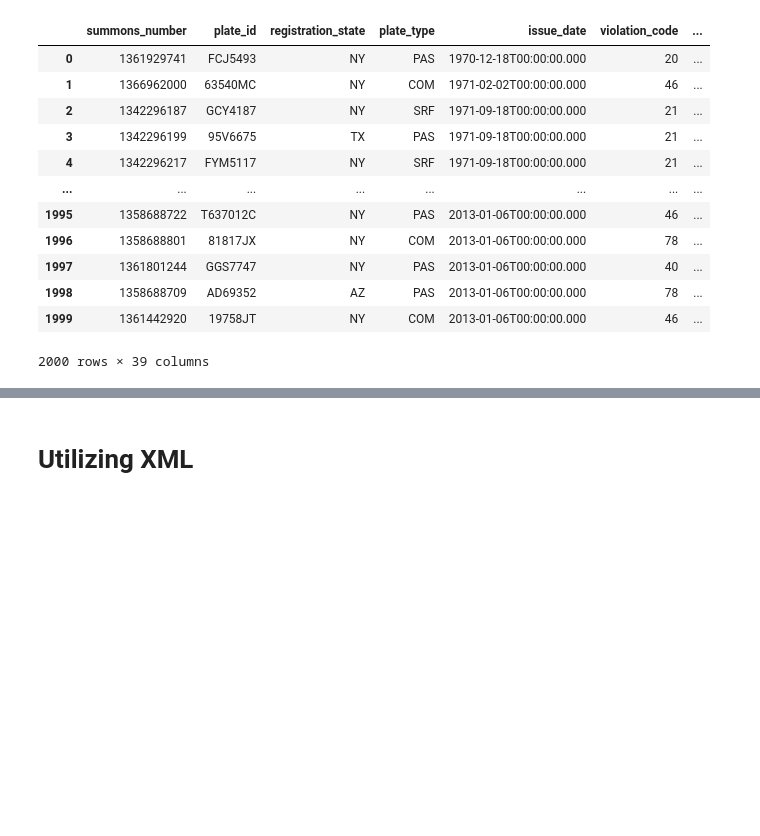
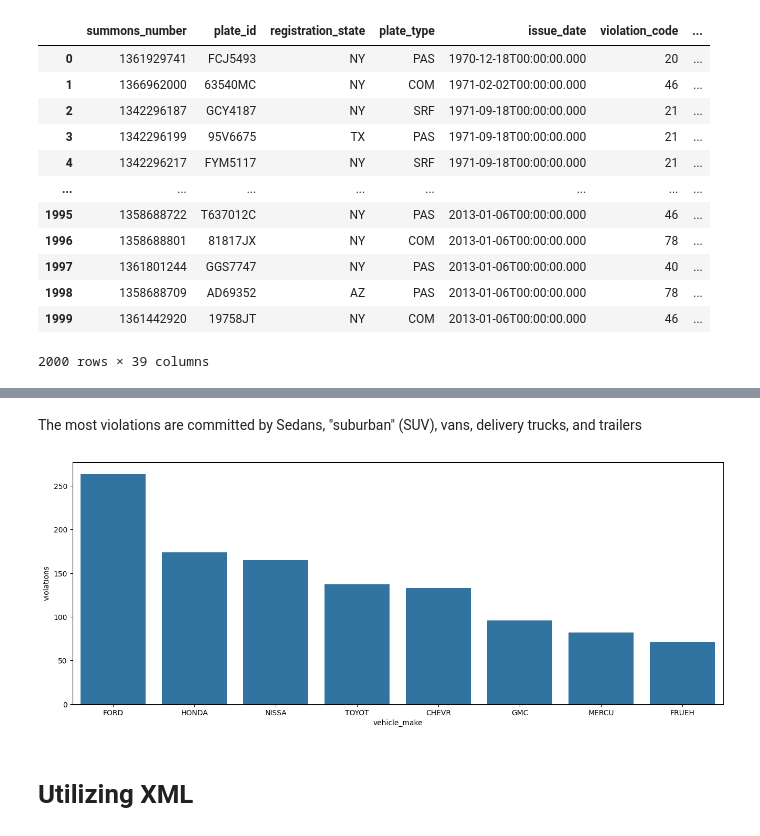
Before and after one commit to sauceboss1526/BestAndRest, a Jupyter notebook: BestAndRest/BestandRest.ipynb, the cells around one changed output, grey strips where cells are left out. Cells and saved outputs as stored; diff of their text form; code cells hidden in the pictures; blank space fills up the shorter version.

Commit message:
final commit of project

```diff
--- a/BestAndRest/BestandRest.ipynb
+++ b/BestAndRest/BestandRest.ipynb
@@ -155,3 +215,12 @@ WARNING:root:Requests made without an app_token will be subject to strict thrott
+# %% [markdown]
+The most violations are committed by Sedans, "suburban" (SUV), vans, delivery trucks, and trailers
+# %%
+table2 = df.groupby('vehicle_make').agg(violations =('summons_number', 'count')).reset_index().sort_values(by = 'violations', ascending  = False).head(8)
+fig, ax = plt.subplots(figsize = (16,6))
+sns.barplot(x = 'vehicle_make', y = 'violations', data = table2)
+plt.show()
+# %% [output]
+[figure, added]
 # %% [markdown]
 # Utilizing XML
 # %% [markdown]
```
Also changed, not shown: parts of 8 cells of this notebook, 4 other files.
